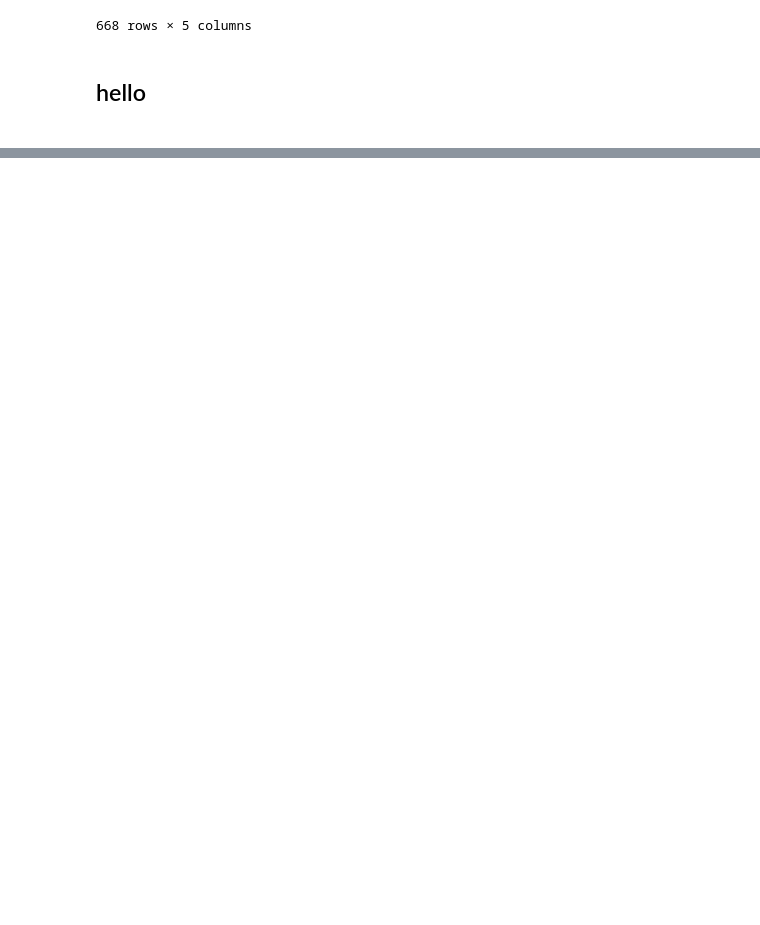
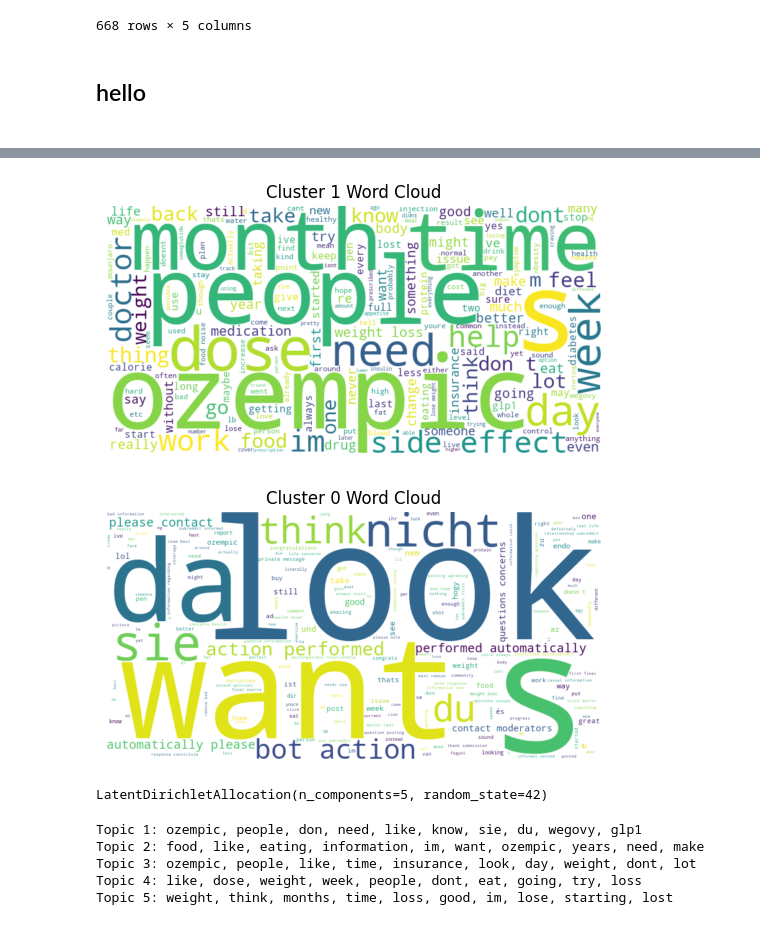
Before and after one commit to mabpro/portfolio, a Jupyter notebook: ozempic.ipynb, the cells around one changed output, grey strips where cells are left out. Saved outputs shown, nothing was run; the diff lists cells and outputs as text; code cells hidden in the pictures; blank space fills up the shorter version.

```diff
--- a/ozempic.ipynb
+++ b/ozempic.ipynb
@@ -138,16 +158,0 @@ ValueError: Number of classes, 5, does not match size of target_names, 2. Try sp
-# %%
-# Step 4: Sentiment Classification (Optional)
-# Dummy sentiment labels (replace with actual labels if available)
-df['sentiment'] = df['cluster']  # 1: Positive, 0: Negative
-
-# Train a Naive Bayes classifier
-clf = MultinomialNB()
-clf.fit(X, df['sentiment'])
-
-# Predict sentiment
-df['predicted_sentiment'] = clf.predict(X)
-
-# Classification report
-report = classification_report(df['sentiment'], df['predicted_sentiment'], target_names=['Negative', 'Positive', 'Neutral', 'Mixed', 'Other'])
-print(report)
-df
@@ -178,0 +159,42 @@ weighted avg       0.81      0.63      0.56       668
+# %%
+
+# Create a word cloud for each cluster
+for cluster in df['cluster'].unique():
+    cluster_text = ' '.join(df[df['cluster'] == cluster]['cleaned_post'])
+    wordcloud = WordCloud(width=800, height=400, background_color='white').generate(cluster_text)
+    plt.figure()
+    plt.imshow(wordcloud, interpolation='bilinear')
+    plt.axis('off')
+    plt.title(f'Cluster {cluster} Word Cloud')
+    plt.show()
+# %% [output]
+[figure, added]
+[figure, added]
+# %%
+from sklearn.feature_extraction.text import CountVectorizer
+from sklearn.decomposition import LatentDirichletAllocation
+
+# Step 1: Vectorize your text
+vectorizer = CountVectorizer(max_df=0.95, min_df=2, stop_words='english')
+doc_term_matrix = vectorizer.fit_transform(df['cleaned_post'])
+
+# Step 2: Fit the LDA model
+lda_model = LatentDirichletAllocation(n_components=5, random_state=42)
+lda_model.fit(doc_term_matrix)
+# %% [output]
+LatentDirichletAllocation(n_components=5, random_state=42)
+# %%
+def print_lda_topics(model, vectorizer, n_top_words=10):
+    feature_names = vectorizer.get_feature_names_out()
+    for topic_idx, topic in enumerate(model.components_):
+        top_words = [feature_names[i] for i in topic.argsort()[:-n_top_words - 1:-1]]
+        print(f"Topic {topic_idx + 1}: {', '.join(top_words)}")
+
+# Call this with your fitted LDA model and your CountVectorizer
+print_lda_topics(lda_model, vectorizer)
+# %% [output]
+Topic 1: ozempic, people, don, need, like, know, sie, du, wegovy, glp1
+Topic 2: food, like, eating, information, im, want, ozempic, years, need, make
+Topic 3: ozempic, people, like, time, insurance, look, day, weight, dont, lot
+Topic 4: like, dose, weight, week, people, dont, eat, going, try, loss
+Topic 5: weight, think, months, time, loss, good, im, lose, starting, lost
```
Also changed, not shown: parts of 5 cells of this notebook.
